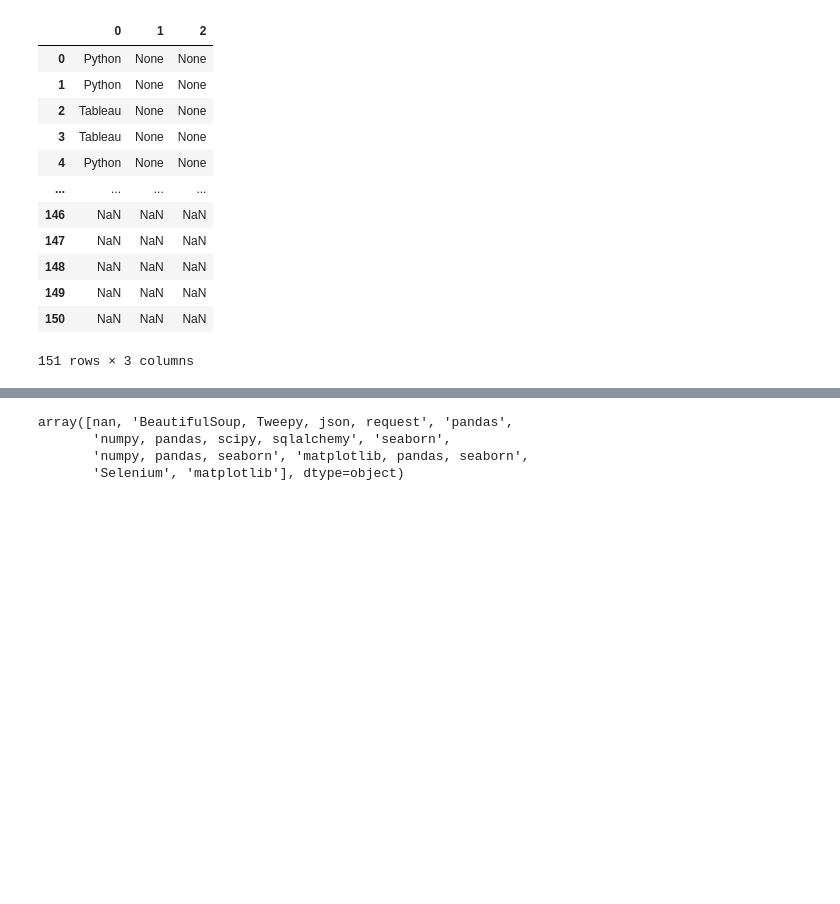
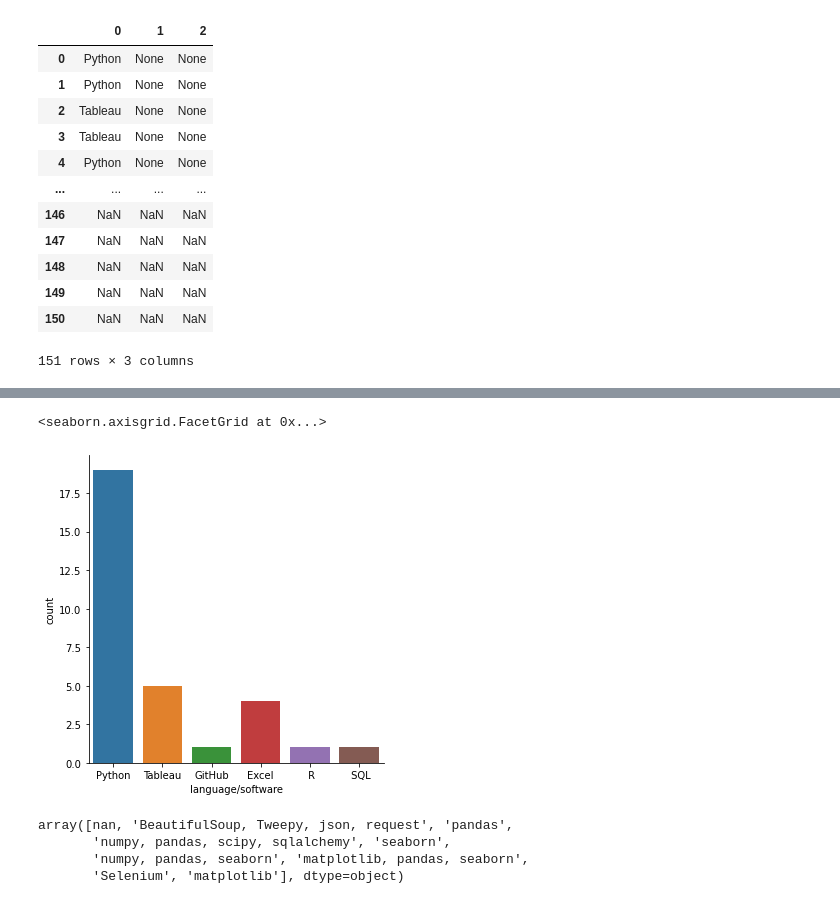
Before and after one commit to franco3x/Notion-66-Days-of-Data, a Jupyter notebook: Notion 66 Days of Data.ipynb, the cells around one changed output, grey strips where cells are left out. Cells and saved outputs as stored; diff of their text form; code cells hidden in the pictures; blank space fills up the shorter version.

```diff
--- a/Notion 66 Days of Data.ipynb
+++ b/Notion 66 Days of Data.ipynb
@@ -326,3 +332,8 @@ language_count
+# %%
+sns.catplot(x='language/software', data=language_count, kind='count')
+# %% [output]
+<seaborn.axisgrid.FacetGrid at 0x...>
+[figure, added]
 # %%
 df["Packages"].unique()
 # %% [output]
```
Also changed, not shown: parts of 2 cells of this notebook, 1 other file.
